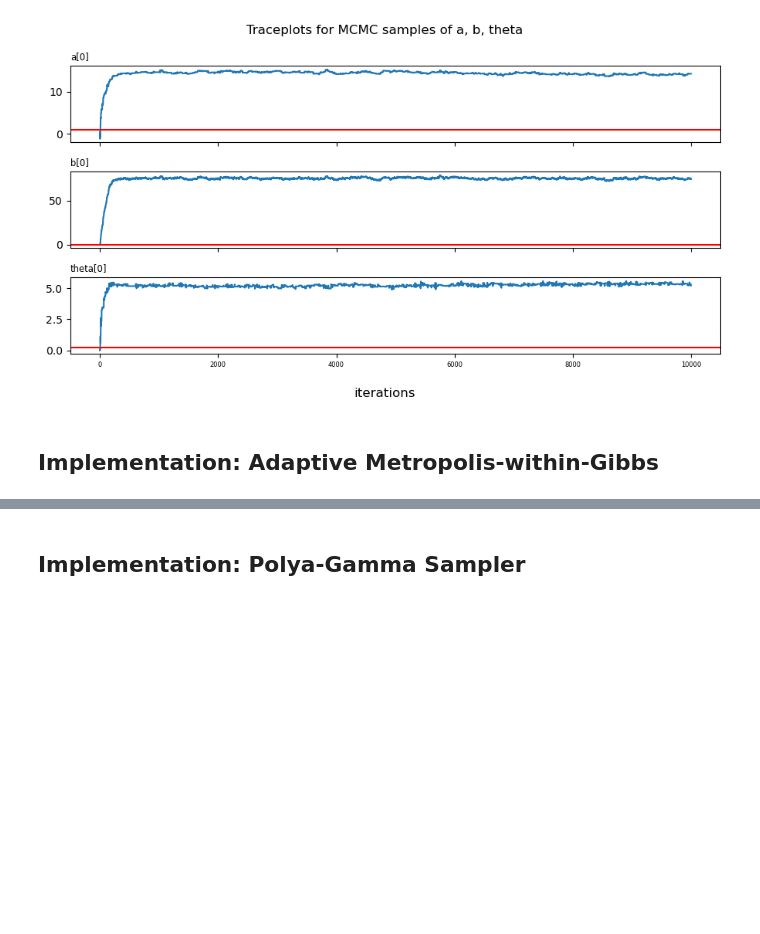
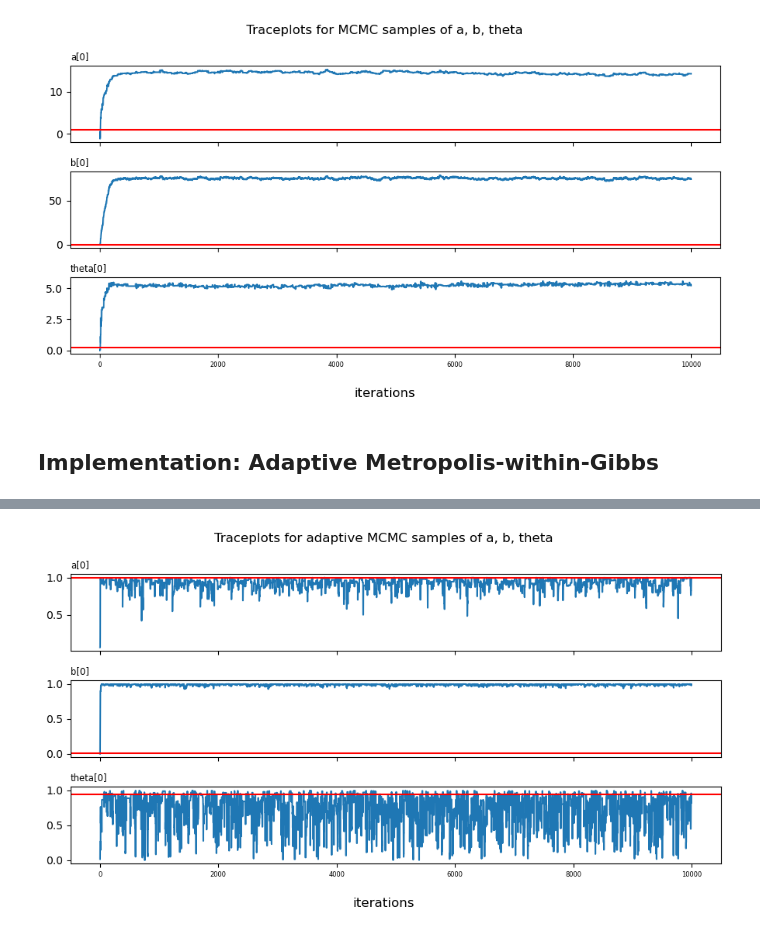
Before and after one commit to ghostpress/edu-IRT-MCMC, a Jupyter notebook: src/samplers/Metropolis-within-Gibbs.ipynb, the cells around one changed output, grey strips where cells are left out. Drawn from its saved outputs; the diff is of its cells as text; code cells hidden in the pictures; blank space fills up the shorter version.

```diff
--- a/src/samplers/Metropolis-within-Gibbs.ipynb
+++ b/src/samplers/Metropolis-within-Gibbs.ipynb
@@ -538,24 +540,24 @@ Starting Gibbs sampler with adaptation...
 # %%
 fig, (ax1, ax2, ax3) = plt.subplots(nrows=3, figsize=(9,5), sharex=True)
 fig.suptitle('Traceplots for adaptive MCMC samples of a, b, theta')
 
-t = range(50000)
+t = range(10000)
 
 ax1.plot(t, samples_ada[0][:,0])
 ax1.axhline(true_a[0], color="red")
 plt.tick_params('x', labelsize=6)
 ax1.set_title("a[0]", fontsize='small', loc='left')
 
 ax2.plot(t, samples_ada[1][:,0])
 ax2.axhline(true_b[0], color="red")
 ax2.set_title("b[0]", fontsize='small', loc='left')
 
 plt.plot(t, samples_ada[2][:,0])
 ax3.axhline(true_theta[0], color="red")
 ax3.set_title("theta[0]", fontsize='small', loc='left')
 
 fig.supxlabel('iterations')
 fig.tight_layout()
 plt.show()
+# %% [output]
+[figure, added]
-# %% [markdown]
-## Implementation: Polya-Gamma Sampler
```
Also changed, not shown: parts of 3 cells of this notebook.
